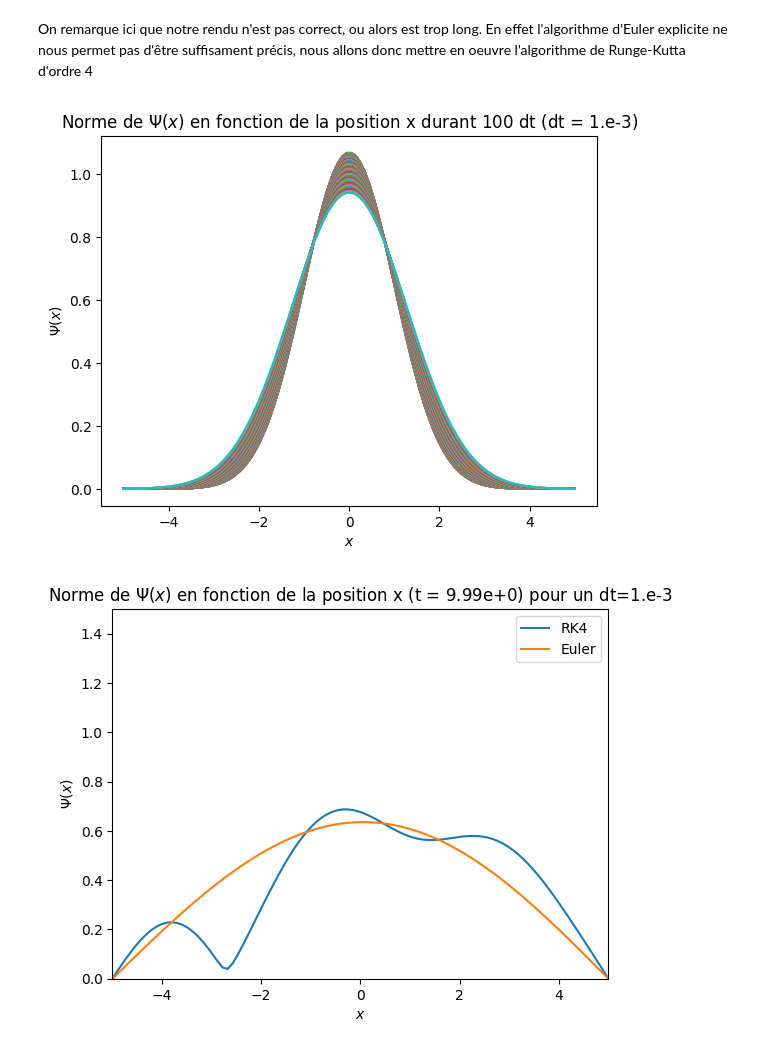
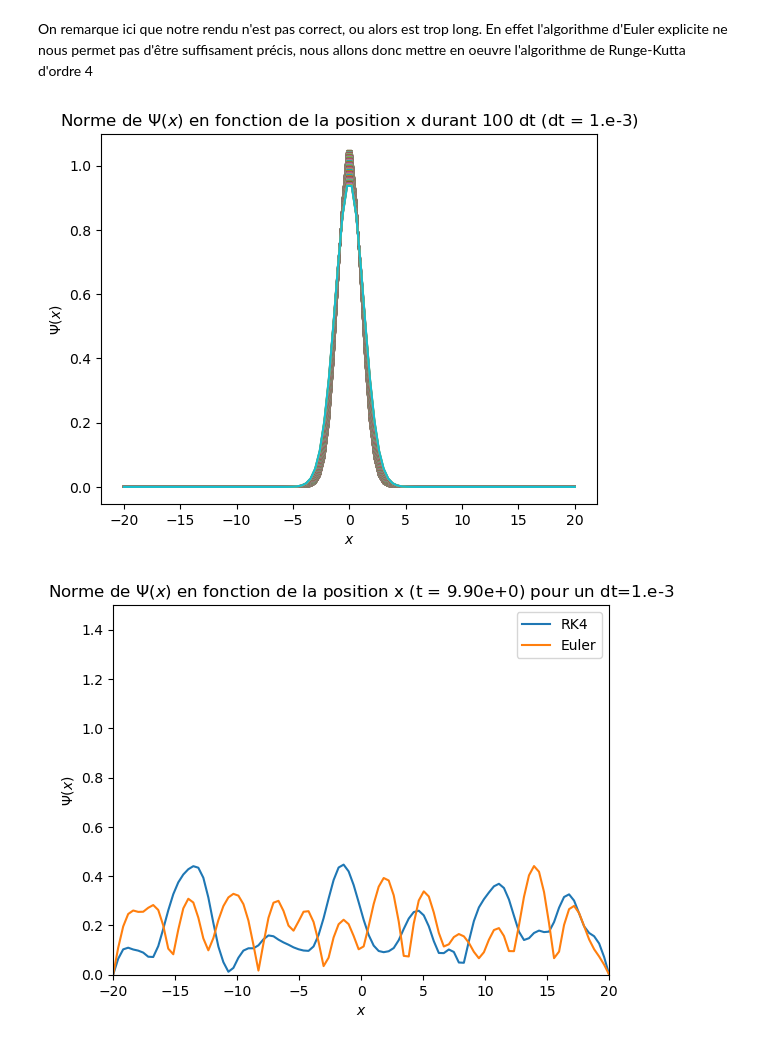
Before and after one commit to lucasboistay/shrodinger_simulation, a Jupyter notebook: evo_temp.ipynb, the cells around one changed output. Saved outputs shown, nothing was run; the diff lists cells and outputs as text; code cells hidden in the pictures.

Commit message:
Finalisation RK4 et euler avant début amélioration numba

```diff
--- a/evo_temp.ipynb
+++ b/evo_temp.ipynb
@@ -11,10 +11,11 @@ import numpy as np
 import matplotlib.pyplot as plt
 from scipy.linalg import eigh_tridiagonal
 from matplotlib.animation import PillowWriter
+from numba import njit
 
 # On définit d'abord les constantes dx et dt.
 N = 100
-L = 5
+L = 20
 dx = L/N
 
 M = 10000
@@ -196,7 +196,7 @@ def rk4(psi,potentiel):
 # %%
 get_graph(get_psi_gauss(0,1),V_nul,rk4,"rk4_gaussienne",100)
 # %% [output]
-[figure, old version]
+[figure, new version]
 # %%
 # ------------ ANIMATION -------------- #
 def get_anim_diff_between_methods(psi_init_1,psi_init_2,potentiel,step,name):
@@ -250,6 +250,6 @@ def get_anim_diff_between_methods(psi_init_1,psi_init_2,potentiel,step,name):
     plt.show()
 # ------------ FIN ANIMATION -------------- #
 # %%
-get_anim_diff_between_methods(get_psi_gauss(1,1),get_psi_gauss(-1,1),V_nul,10,"gauss_pot_nul_séparé")
+get_anim_diff_between_methods(get_psi_gauss(1,1),get_psi_gauss(-1,1),V_nul,100,"gauss_pot_nul_séparé")
 # %% [output]
-[figure, old version]
+[figure, new version]
```
Also changed, not shown: parts of 7 cells of this notebook, 14 other files.
